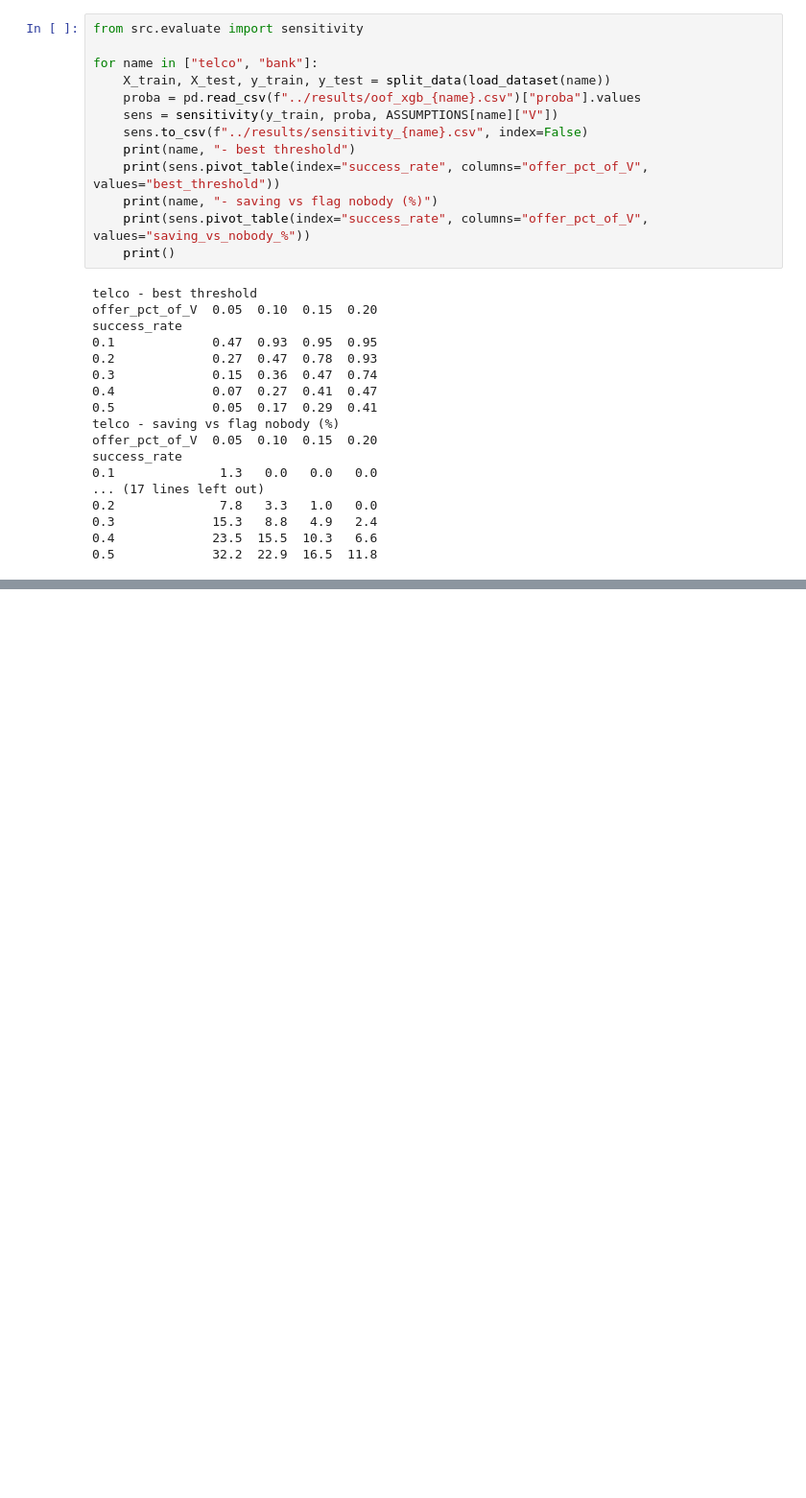
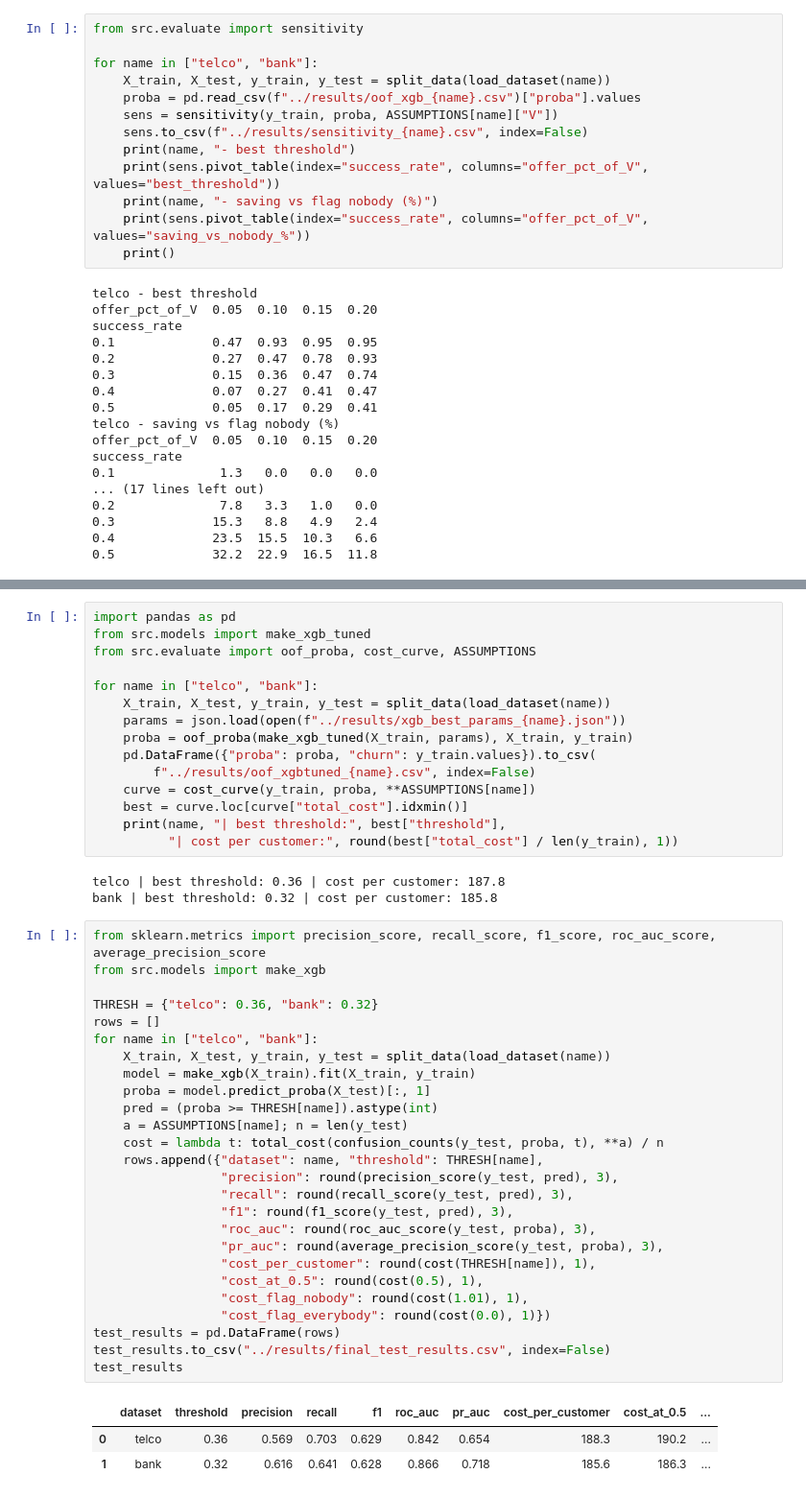
Before and after one commit to sakethasakhamuri/churn-project, a Jupyter notebook: notebooks/03_modelling.ipynb, the cells around one changed output, grey strips where cells are left out. Shown at 96% size. Cells and saved outputs as stored; diff of their text form; blank space fills up the shorter version.

Commit message:
Counterfactuals, final code complete

```diff
--- a/notebooks/03_modelling.ipynb
+++ b/notebooks/03_modelling.ipynb
@@ -212,0 +252,48 @@ success_rate
+# %%
+import pandas as pd
+from src.models import make_xgb_tuned
+from src.evaluate import oof_proba, cost_curve, ASSUMPTIONS
+
+for name in ["telco", "bank"]:
+    X_train, X_test, y_train, y_test = split_data(load_dataset(name))
+    params = json.load(open(f"../results/xgb_best_params_{name}.json"))
+    proba = oof_proba(make_xgb_tuned(X_train, params), X_train, y_train)
+    pd.DataFrame({"proba": proba, "churn": y_train.values}).to_csv(
+        f"../results/oof_xgbtuned_{name}.csv", index=False)
+    curve = cost_curve(y_train, proba, **ASSUMPTIONS[name])
+    best = curve.loc[curve["total_cost"].idxmin()]
+    print(name, "| best threshold:", best["threshold"],
+          "| cost per customer:", round(best["total_cost"] / len(y_train), 1))
+# %% [output]
+telco | best threshold: 0.36 | cost per customer: 187.8
+bank | best threshold: 0.32 | cost per customer: 185.8
+# %%
+from sklearn.metrics import precision_score, recall_score, f1_score, roc_auc_score, average_precision_score
+from src.models import make_xgb
+
+THRESH = {"telco": 0.36, "bank": 0.32}
+rows = []
+for name in ["telco", "bank"]:
+    X_train, X_test, y_train, y_test = split_data(load_dataset(name))
+    model = make_xgb(X_train).fit(X_train, y_train)
+    proba = model.predict_proba(X_test)[:, 1]
+    pred = (proba >= THRESH[name]).astype(int)
+    a = ASSUMPTIONS[name]; n = len(y_test)
+    cost = lambda t: total_cost(confusion_counts(y_test, proba, t), **a) / n
+    rows.append({"dataset": name, "threshold": THRESH[name],
+                 "precision": round(precision_score(y_test, pred), 3),
+                 "recall": round(recall_score(y_test, pred), 3),
+                 "f1": round(f1_score(y_test, pred), 3),
+                 "roc_auc": round(roc_auc_score(y_test, proba), 3),
+                 "pr_auc": round(average_precision_score(y_test, proba), 3),
+                 "cost_per_customer": round(cost(THRESH[name]), 1),
+                 "cost_at_0.5": round(cost(0.5), 1),
+                 "cost_flag_nobody": round(cost(1.01), 1),
+                 "cost_flag_everybody": round(cost(0.0), 1)})
+test_results = pd.DataFrame(rows)
+test_results.to_csv("../results/final_test_results.csv", index=False)
+test_results
+# %% [output]
+|  | dataset | threshold | precision | recall | f1 | roc_auc | pr_auc | cost_per_customer | cost_at_0.5 | ... |
+| 0 | telco | 0.36 | 0.569 | 0.703 | 0.629 | 0.842 | 0.654 | 188.3 | 190.2 | ... |
+| 1 | bank | 0.32 | 0.616 | 0.641 | 0.628 | 0.866 | 0.718 | 185.6 | 186.3 | ... |
```
Also changed, not shown: parts of 2 cells of this notebook, 34 other files.
